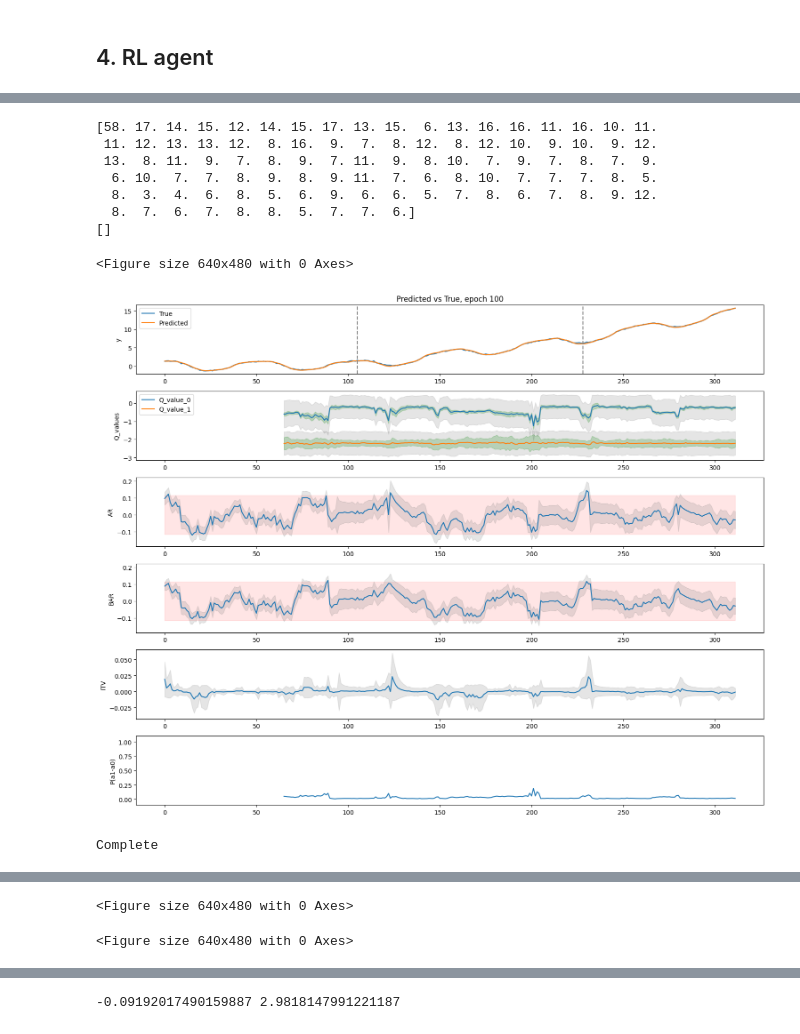
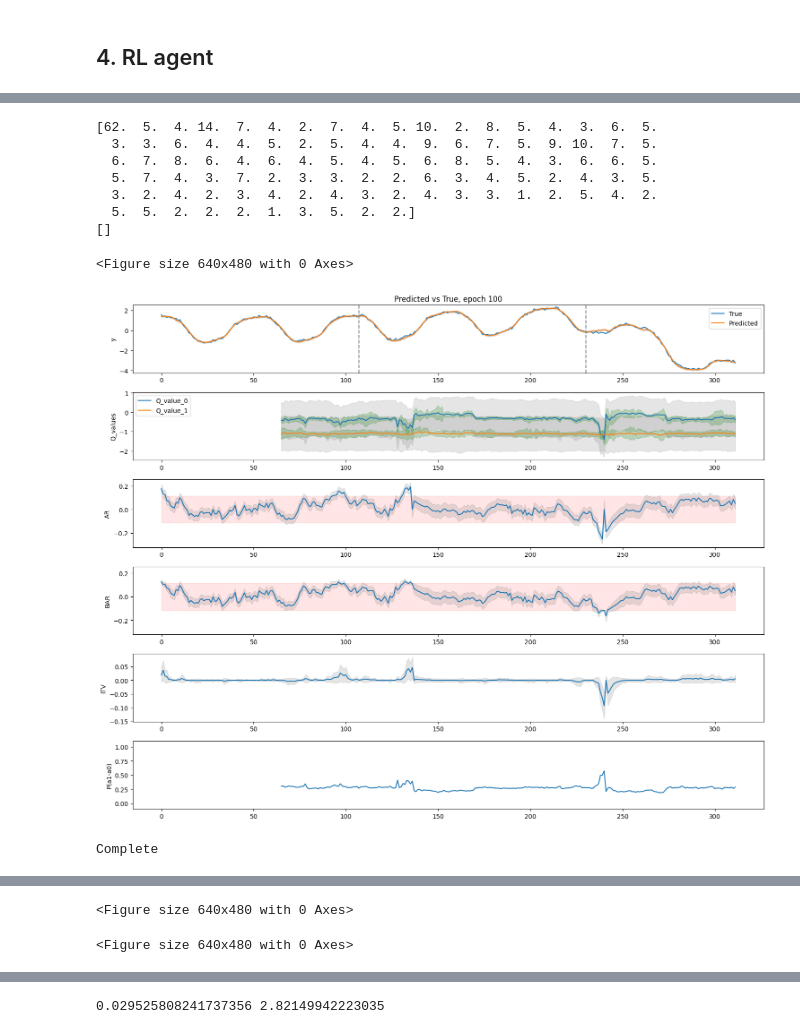
Before and after one commit to zhanwen-xin/cuTAGI, a Jupyter notebook: examples/ITV_CASC_LGA007EFAPRG910_202407.ipynb, the cells around one changed output, grey strips where cells are left out. Drawn from its saved outputs; the diff is of its cells as text; code cells hidden in the pictures.

```diff
--- a/examples/ITV_CASC_LGA007EFAPRG910_202407.ipynb
+++ b/examples/ITV_CASC_LGA007EFAPRG910_202407.ipynb
@@ -152,31 +156,33 @@ agent_model_path = './saved_param/CASC_LGA007EFAPRG910_2024_07/lstm_test1.pth'
 # %%
-agents_RL.load_synthetic_ts(datetime_save_path='data/CASC_LGA007EFAPRG910_2024_07/RLDS_y_datetime_100episodes_mixed_V3.csv',
-                            observation_save_path='data/CASC_LGA007EFAPRG910_2024_07/RLDS_y_observation_100episodes_mixed_V3.csv')
+agents_RL.load_synthetic_ts(datetime_save_path='data/CASC_LGA007EFAPRG910_2024_07/RLDS_y_datetime_100episodes_mixed_V1.csv',
+                            observation_save_path='data/CASC_LGA007EFAPRG910_2024_07/RLDS_y_observation_100episodes_mixed_V1.csv')
 agents_RL.plot_synthetic_ts()
 
 # Training: TAGI
 agents_RL.train(num_episodes = 100, step_look_back = 64, abnormal_ts_percentage = 1, anomaly_range = [-0.01, 0.01],
                 init_z = init_z, init_Sz = init_Sz, init_mu_preds_lstm = init_mu_lstm, init_var_preds_lstm = init_var_lstm,
                 batchsize = 128, TAU = 0.005, plot_samples = True, learning_curve_ylim = [-1000, 200],
                 early_stopping = False, patience = 0, validation_episode_num = 0, early_stop_start= 300,
                 # agent_net_save_path = agent_model_path)
-                agent_net_save_path = agent_model_path, mean_R = -0.09192017490159887, std_R = 2.9818147991221187) # Mixed LSTM
+                agent_net_save_path = agent_model_path, mean_R = 0.029525808241737356, std_R = 2.82149942223035) # Mixed LSTM
+                # agent_net_save_path = agent_model_path, mean_R = 0.9640288606844094, std_R = 1.1914468265974338) # No mixed LSTM
+                # agent_net_save_path = agent_model_path, mean_R = -0.09192017490159887, std_R = 2.9818147991221187) # Mixed LSTM
                 # agent_net_save_path = agent_model_path, mean_R = 0.9514732068189118, std_R = 1.2435107717871459) # Dataset 2
 
 # # Training: Backprop
 # agents_RL.train(num_episodes = 1000, step_look_back = 64, abnormal_ts_percentage = 1, anomaly_range = [-0., 0.],
 #                 init_z = init_z, init_Sz = init_Sz, init_mu_preds_lstm = init_mu_lstm, init_var_preds_lstm = init_var_lstm,
 #                 batchsize = 128, TAU = 0.005, plot_samples = True, learning_curve_ylim = [-1000, 200],
 #                 early_stopping = True, patience = 10, validation_episode_num = 20, early_stop_start= 850,
 #                 agent_net_save_path = agent_model_path, cost_of_intervention=11.608093917361542)
 # %% [output]
-[58. 17. 14. 15. 12. 14. 15. 17. 13. 15.  6. 13. 16. 16. 11. 16. 10. 11.
- 11. 12. 13. 13. 12.  8. 16.  9.  7.  8. 12.  8. 12. 10.  9. 10.  9. 12.
- 13.  8. 11.  9.  7.  8.  9.  7. 11.  9.  8. 10.  7.  9.  7.  8.  7.  9.
-  6. 10.  7.  7.  8.  9.  8.  9. 11.  7.  6.  8. 10.  7.  7.  7.  8.  5.
-  8.  3.  4.  6.  8.  5.  6.  9.  6.  6.  5.  7.  8.  6.  7.  8.  9. 12.
-  8.  7.  6.  7.  8.  8.  5.  7.  7.  6.]
+[62.  5.  4. 14.  7.  4.  2.  7.  4.  5. 10.  2.  8.  5.  4.  3.  6.  5.
+  3.  3.  6.  4.  4.  5.  2.  5.  4.  4.  9.  6.  7.  5.  9. 10.  7.  5.
+  6.  7.  8.  6.  4.  6.  4.  5.  4.  5.  6.  8.  5.  4.  3.  6.  6.  5.
+  5.  7.  4.  3.  7.  2.  3.  3.  2.  2.  6.  3.  4.  5.  2.  4.  3.  5.
+  3.  2.  4.  2.  3.  4.  2.  4.  3.  2.  4.  3.  3.  1.  2.  5.  4.  2.
+  5.  5.  2.  2.  2.  1.  3.  5.  2.  2.]
 []
 <Figure size 640x480 with 0 Axes>
-[figure, old version]
+[figure, new version]
 Complete
@@ -187,4 +193,4 @@ Complete
 # %%
 print(agents_RL.mean_R, agents_RL.std_R)
 # %% [output]
--0.09192017490159887 2.9818147991221187
+0.029525808241737356 2.82149942223035
```
Also changed, not shown: parts of 5 cells of this notebook, 1 other file.
